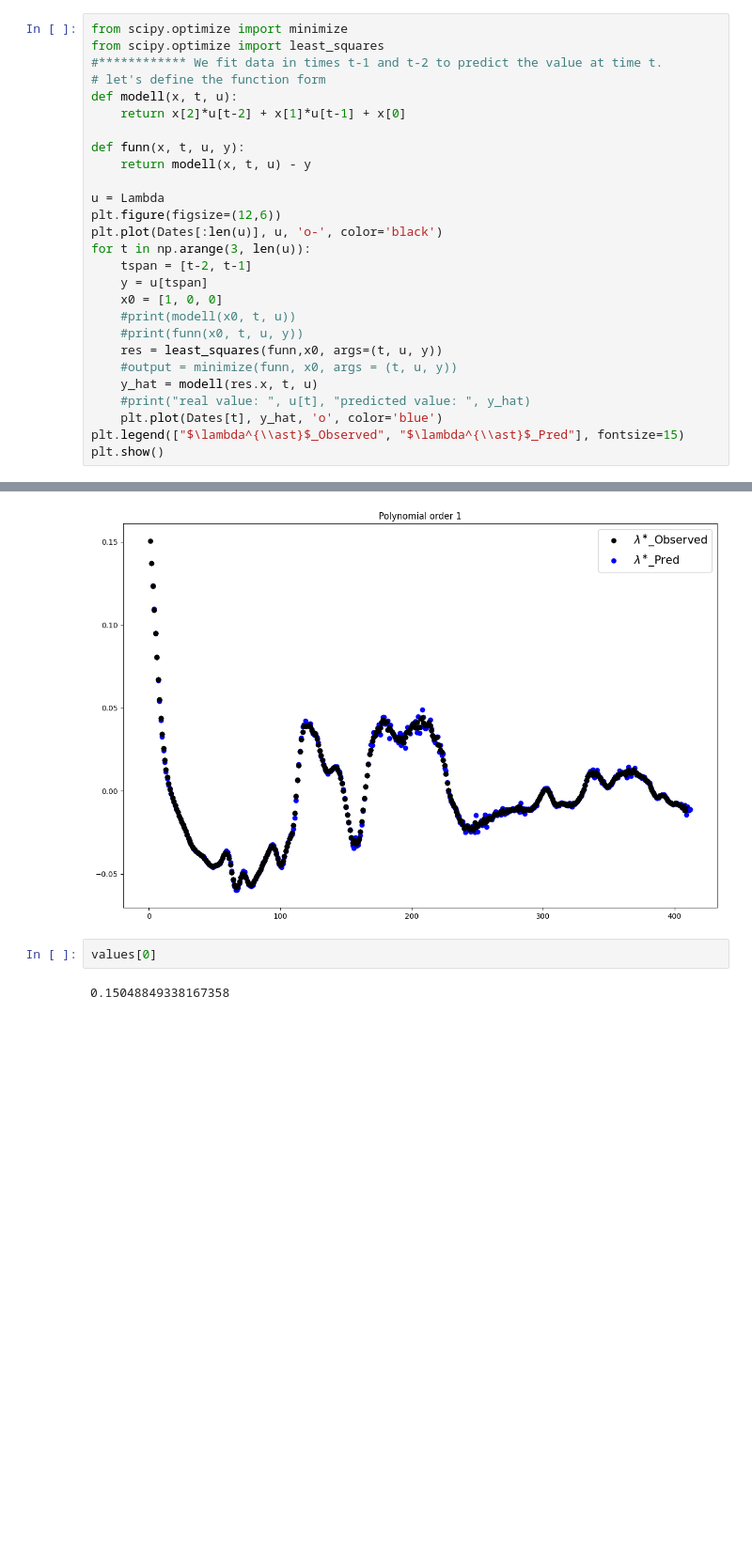
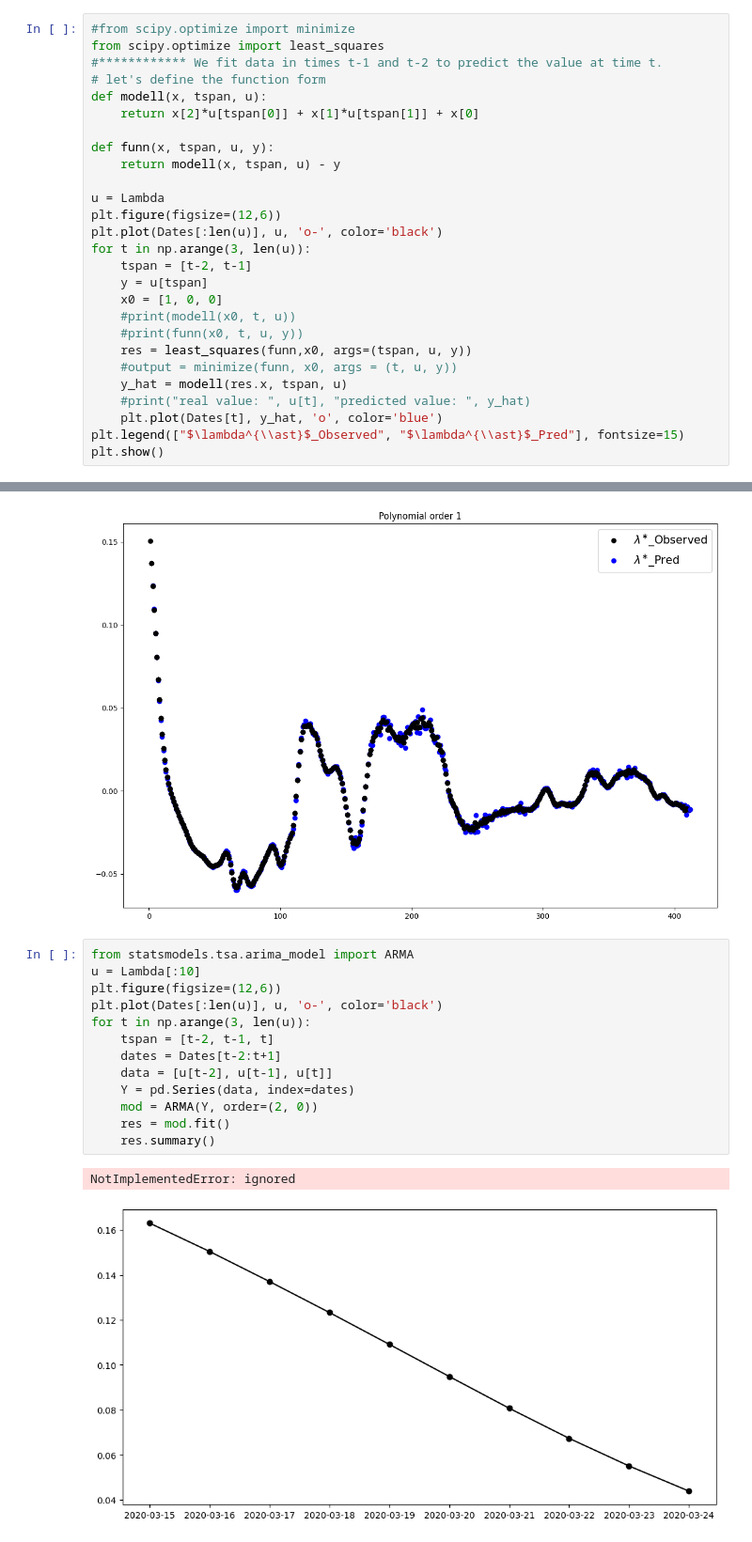
Before and after one commit to OD1992/Python-programs, a Jupyter notebook: Hospi_change_point.ipynb, the cells around one changed output, grey strips where cells are left out. Shown at 94% size. Saved outputs shown, nothing was run; the diff lists cells and outputs as text; blank space fills up the shorter version.

```diff
--- a/Hospi_change_point.ipynb
+++ b/Hospi_change_point.ipynb
@@ -427,15 +427,15 @@ plt.show()
 # %% [output]
 [figure]
 # %%
-from scipy.optimize import minimize
+#from scipy.optimize import minimize
 from scipy.optimize import least_squares
 #************ We fit data in times t-1 and t-2 to predict the value at time t.
 # let's define the function form
-def modell(x, t, u):
-    return x[2]*u[t-2] + x[1]*u[t-1] + x[0]
+def modell(x, tspan, u):
+    return x[2]*u[tspan[0]] + x[1]*u[tspan[1]] + x[0]
 
-def funn(x, t, u, y):
-    return modell(x, t, u) - y
+def funn(x, tspan, u, y):
+    return modell(x, tspan, u) - y
 
 u = Lambda
 plt.figure(figsize=(12,6))
@@ -446,9 +446,9 @@ for t in np.arange(3, len(u)):
     x0 = [1, 0, 0]
     #print(modell(x0, t, u))
     #print(funn(x0, t, u, y))
-    res = least_squares(funn,x0, args=(t, u, y))
+    res = least_squares(funn,x0, args=(tspan, u, y))
     #output = minimize(funn, x0, args = (t, u, y))
-    y_hat = modell(res.x, t, u)
+    y_hat = modell(res.x, tspan, u)
     #print("real value: ", u[t], "predicted value: ", y_hat)
     plt.plot(Dates[t], y_hat, 'o', color='blue')
 plt.legend(["$\lambda^{\\ast}$_Observed", "$\lambda^{\\ast}$_Pred"], fontsize=15)
@@ -476,7 +476,19 @@ plt.tight_layout()
 plt.show()
 # %% [output]
 [figure]
-# %%
-values[0]
-# %% [output]
-0.15048849338167358
+# %%
+from statsmodels.tsa.arima_model import ARMA
+u = Lambda[:10]
+plt.figure(figsize=(12,6))
+plt.plot(Dates[:len(u)], u, 'o-', color='black')
+for t in np.arange(3, len(u)):
+    tspan = [t-2, t-1, t]
+    dates = Dates[t-2:t+1]
+    data = [u[t-2], u[t-1], u[t]]
+    Y = pd.Series(data, index=dates)
+    mod = ARMA(Y, order=(2, 0))
+    res = mod.fit()
+    res.summary()
+# %% [output]
+NotImplementedError: ignored
+[figure, added]
```
